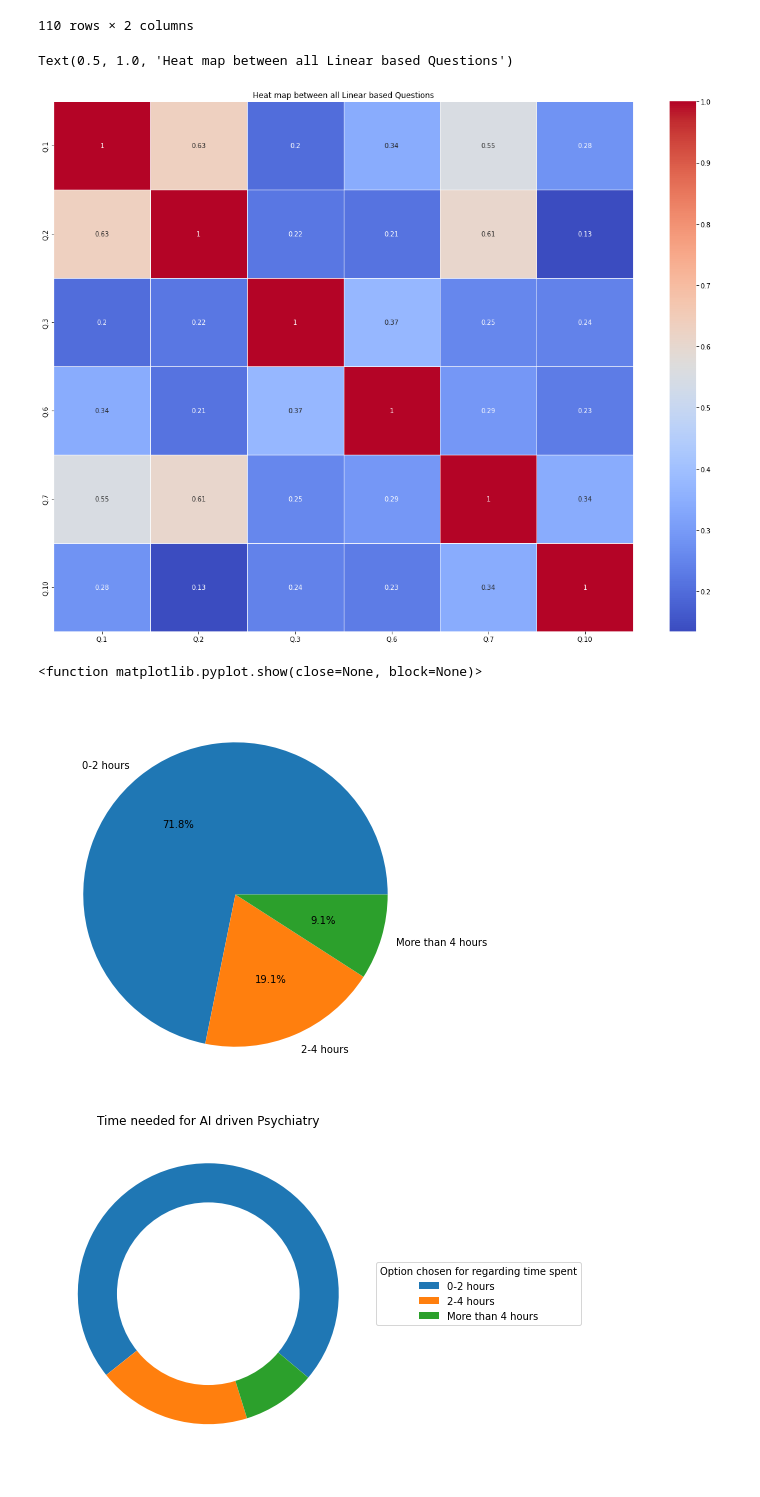
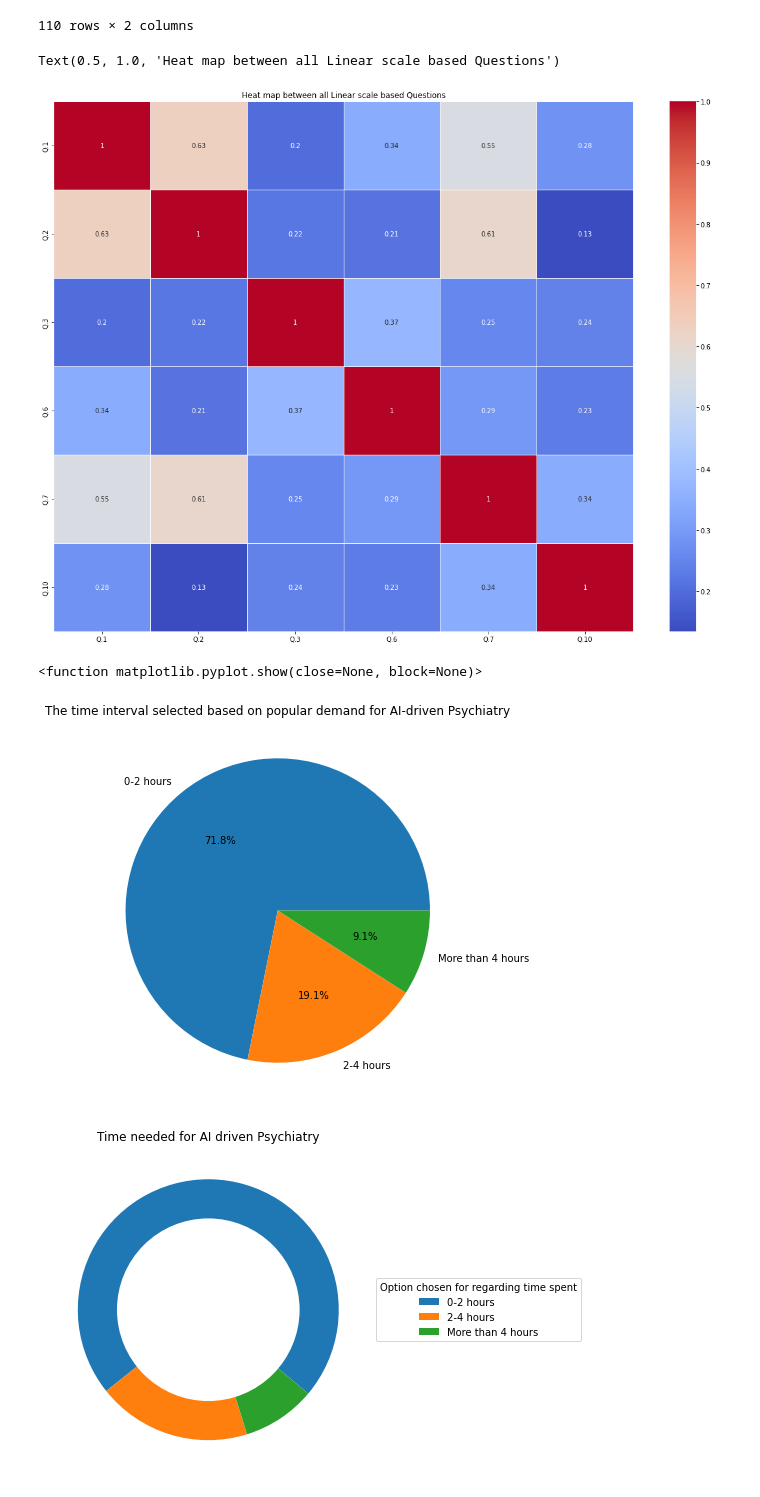
Before and after one commit to Silver-Gen/AI-Psychotherapy-Survey, a Jupyter notebook: AI Psychotherapy Survey.ipynb, the cells around one changed output. Cells and saved outputs as stored; diff of their text form; code cells hidden in the pictures.

```diff
--- a/AI Psychotherapy Survey.ipynb
+++ b/AI Psychotherapy Survey.ipynb
@@ -258,23 +257,24 @@ import seaborn as sns
 
 plt.figure(figsize=(20,15))
 ax=sns.heatmap(final_data.corr(),linewidth=0.5,cmap='coolwarm',annot=True)
-plt.title("Heat map between all Linear based Questions")
+plt.title("Heat map between all Linear scale based Questions")
 # %% [output]
-Text(0.5, 1.0, 'Heat map between all Linear based Questions')
+Text(0.5, 1.0, 'Heat map between all Linear scale based Questions')
-[figure, old version]
+[figure, new version]
 # %%
 fig = plt.figure(figsize =(10, 7))
 data=time_q['Q.9'].values
 datat=np.unique(time_q, return_counts=True)
 dataf=pd.DataFrame(datat)
 dataf=(dataf.transpose())
 dataf.columns=['Encoded values','Frequency']
 dataf
 plt.pie(dataf['Frequency'],labels=['0-2 hours','2-4 hours','More than 4 hours'],autopct='%1.1f%%')
+plt.title("The time interval selected based on popular demand for AI-driven Psychiatry")
 plt.show
 # %% [output]
 <function matplotlib.pyplot.show(close=None, block=None)>
-[figure, old version]
+[figure, new version]
 # %%
 fig, ax = plt.subplots(figsize=(10, 6), subplot_kw=dict(aspect="equal"))
 
```
Also changed, not shown: parts of 17 cells of this notebook.
